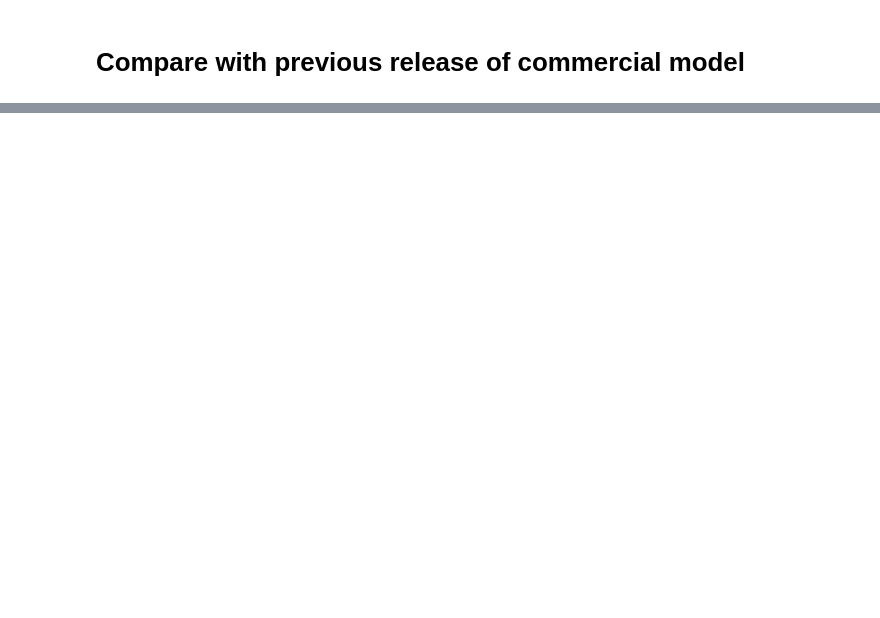
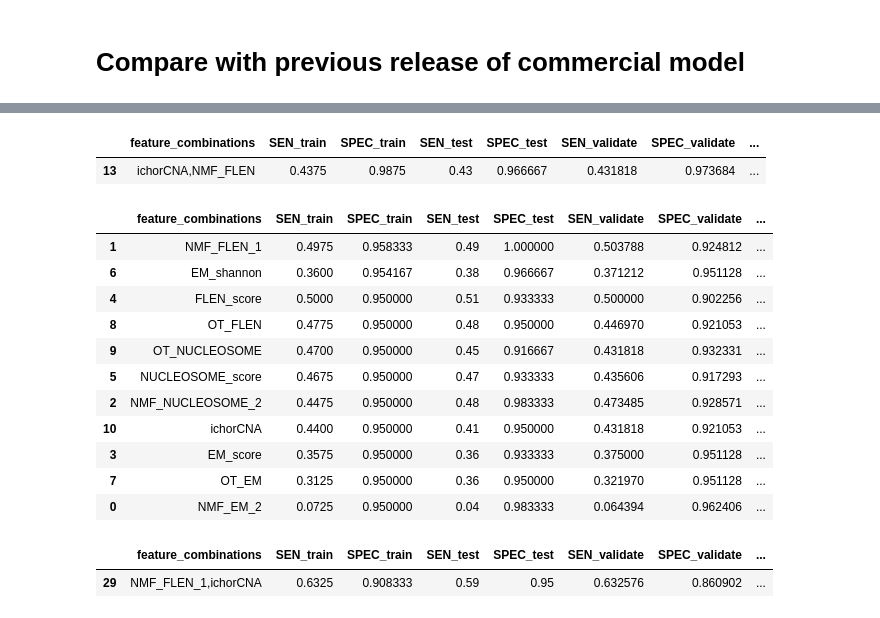
Before and after one commit to hieunguyen4193/gs-mrd, a Jupyter notebook: v0.2/01_generate_baseModels.ipynb, the cells around one changed output, grey strips where cells are left out. Cells and saved outputs as stored; diff of their text form; code cells hidden in the pictures; blank space fills up the shorter version.

```diff
--- a/v0.2/01_generate_baseModels.ipynb
+++ b/v0.2/01_generate_baseModels.ipynb
@@ -527,2 +639,25 @@ cmc_summarydf.sort_values(by = ["SPEC_train", "SEN_train"], ascending = [False,
+# %%
+cmc_summarydf[cmc_summarydf["feature_combinations"] == "ichorCNA,NMF_FLEN"]
+# %% [output]
+|  | feature_combinations | SEN_train | SPEC_train | SEN_test | SPEC_test | SEN_validate | SPEC_validate | ... |
+| 13 | ichorCNA,NMF_FLEN | 0.4375 | 0.9875 | 0.43 | 0.966667 | 0.431818 | 0.973684 | ... |
 # %%
-summarydf.sort_values(by = ["SPEC_Train", "SEN_Train"], ascending = [False, False])
+summarydf[summarydf["SPEC_train"] >= 0.95].sort_values(by = ["SPEC_train", "SEN_train"], ascending = [False, False])
+# %% [output]
+|  | feature_combinations | SEN_train | SPEC_train | SEN_test | SPEC_test | SEN_validate | SPEC_validate | ... |
+| 1 | NMF_FLEN_1 | 0.4975 | 0.958333 | 0.49 | 1.000000 | 0.503788 | 0.924812 | ... |
+| 6 | EM_shannon | 0.3600 | 0.954167 | 0.38 | 0.966667 | 0.371212 | 0.951128 | ... |
+| 4 | FLEN_score | 0.5000 | 0.950000 | 0.51 | 0.933333 | 0.500000 | 0.902256 | ... |
+| 8 | OT_FLEN | 0.4775 | 0.950000 | 0.48 | 0.950000 | 0.446970 | 0.921053 | ... |
+| 9 | OT_NUCLEOSOME | 0.4700 | 0.950000 | 0.45 | 0.916667 | 0.431818 | 0.932331 | ... |
+| 5 | NUCLEOSOME_score | 0.4675 | 0.950000 | 0.47 | 0.933333 | 0.435606 | 0.917293 | ... |
+| 2 | NMF_NUCLEOSOME_2 | 0.4475 | 0.950000 | 0.48 | 0.983333 | 0.473485 | 0.928571 | ... |
+| 10 | ichorCNA | 0.4400 | 0.950000 | 0.41 | 0.950000 | 0.431818 | 0.921053 | ... |
+| 3 | EM_score | 0.3575 | 0.950000 | 0.36 | 0.933333 | 0.375000 | 0.951128 | ... |
+| 7 | OT_EM | 0.3125 | 0.950000 | 0.36 | 0.950000 | 0.321970 | 0.951128 | ... |
+| 0 | NMF_EM_2 | 0.0725 | 0.950000 | 0.04 | 0.983333 | 0.064394 | 0.962406 | ... |
+# %%
+summarydf[(summarydf["num_combi"] == 2) & (summarydf["feature_combinations"].str.contains("ichorCNA")) & (summarydf["feature_combinations"].str.contains("NMF_FLEN"))]
+# %% [output]
+|  | feature_combinations | SEN_train | SPEC_train | SEN_test | SPEC_test | SEN_validate | SPEC_validate | ... |
+| 29 | NMF_FLEN_1,ichorCNA | 0.6325 | 0.908333 | 0.59 | 0.95 | 0.632576 | 0.860902 | ... |
```
Also changed, not shown: parts of 15 cells of this notebook, 30 other files.
